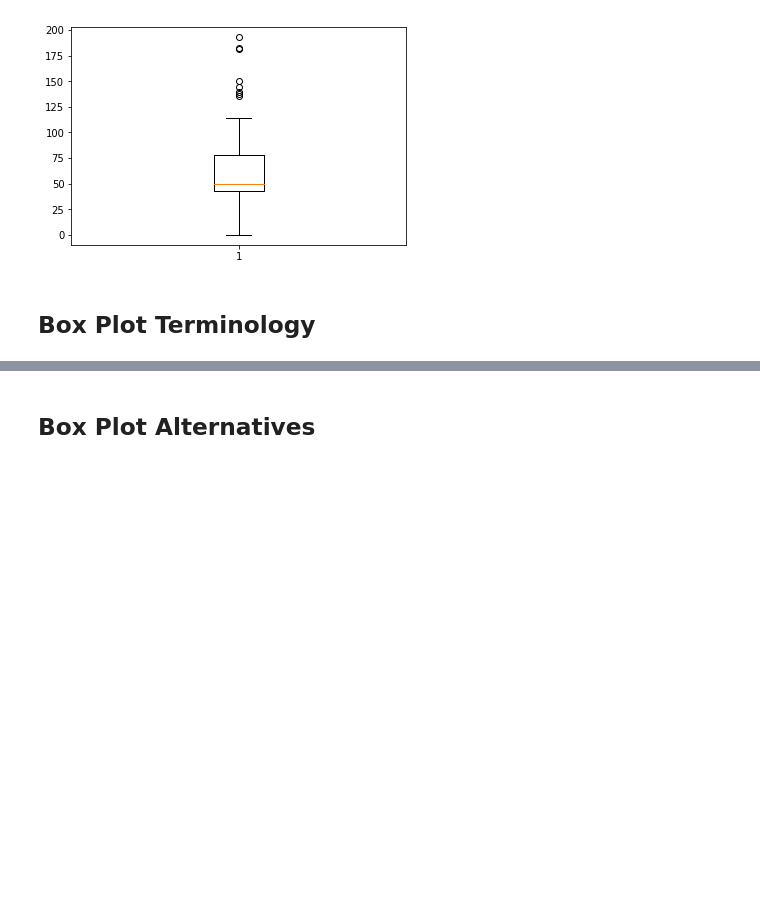
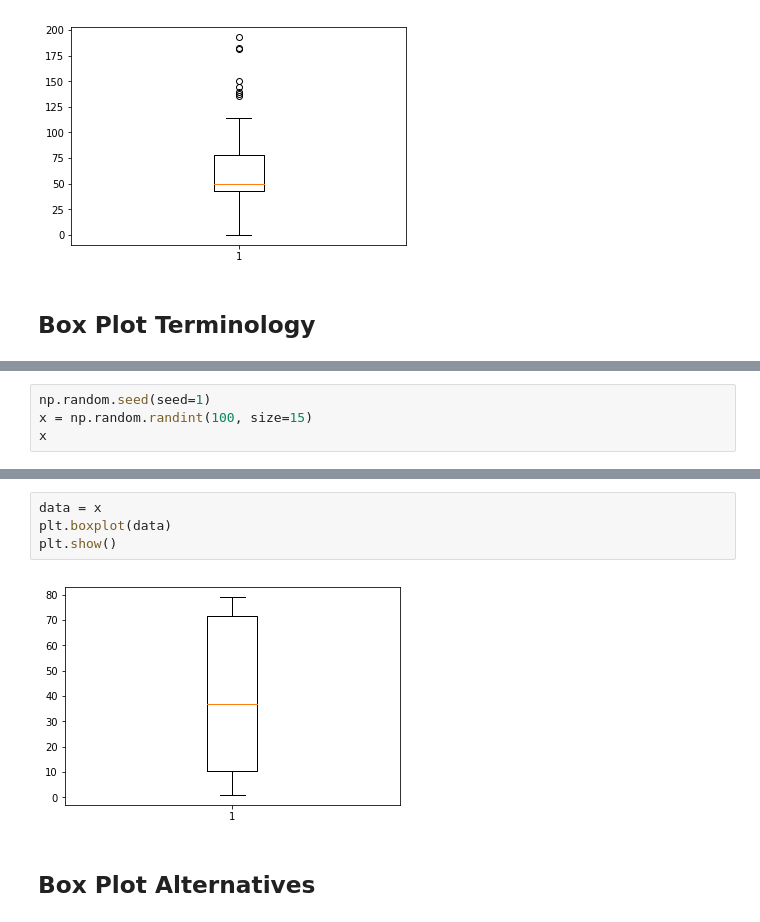
Before and after one commit to MichaelORegan/52446-Fundamentals-of-Data-Analysis-Project, a Jupyter notebook: Box Plot.ipynb, the cells around one changed output, grey strips where cells are left out. Saved outputs shown, nothing was run; the diff lists cells and outputs as text; blank space fills up the shorter version.

Commit message:
added picture of box plot, started explaining terminology, used example to explain and then plotted same example in a box plot

```diff
--- a/Box Plot.ipynb
+++ b/Box Plot.ipynb
@@ -97,0 +119,4 @@ plt.show()
+# %%
+np.random.seed(seed=1)
+x = np.random.randint(100, size=15)
+x
@@ -98,3 +166,9 @@ plt.show()
+# %%
+data = x
+plt.boxplot(data)
+plt.show()
+# %% [output]
+[figure, added]
 # %% [markdown]
 ## Box Plot Alternatives
 # %% [markdown]
```
Also changed, not shown: parts of 10 cells of this notebook, 1 other file.
